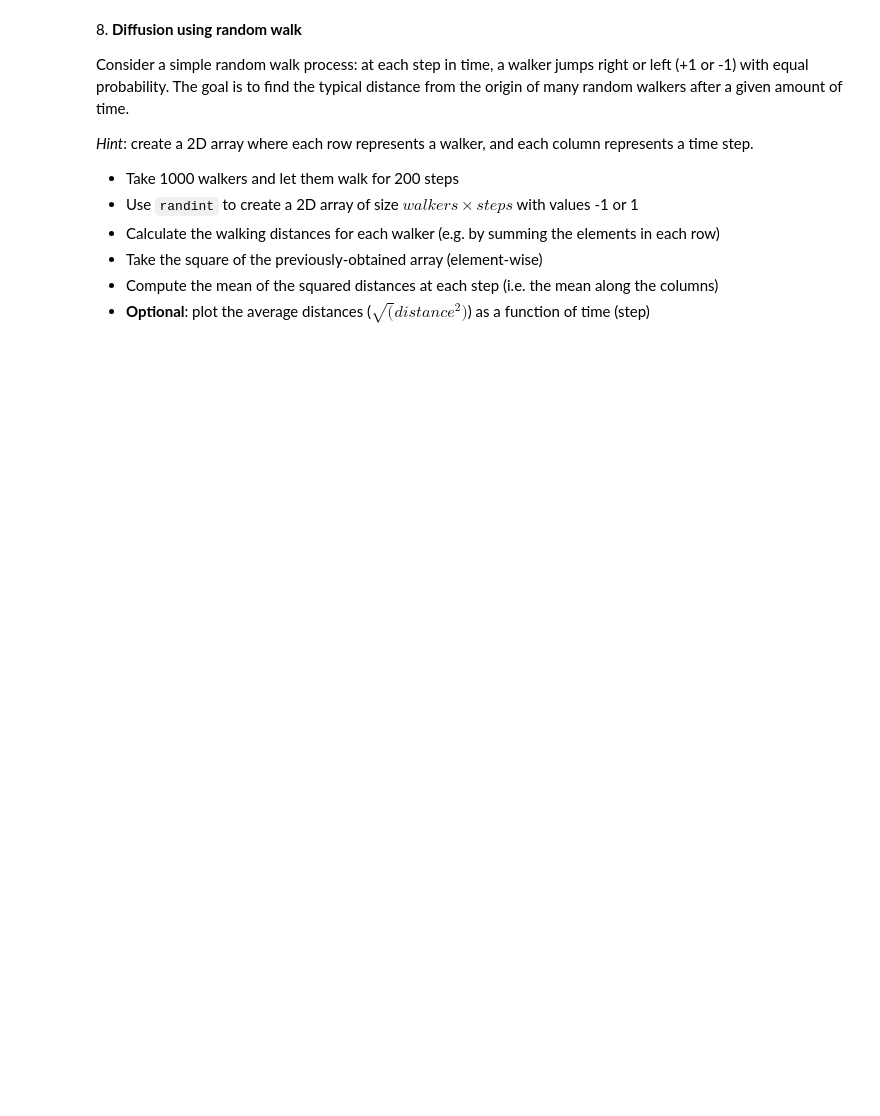
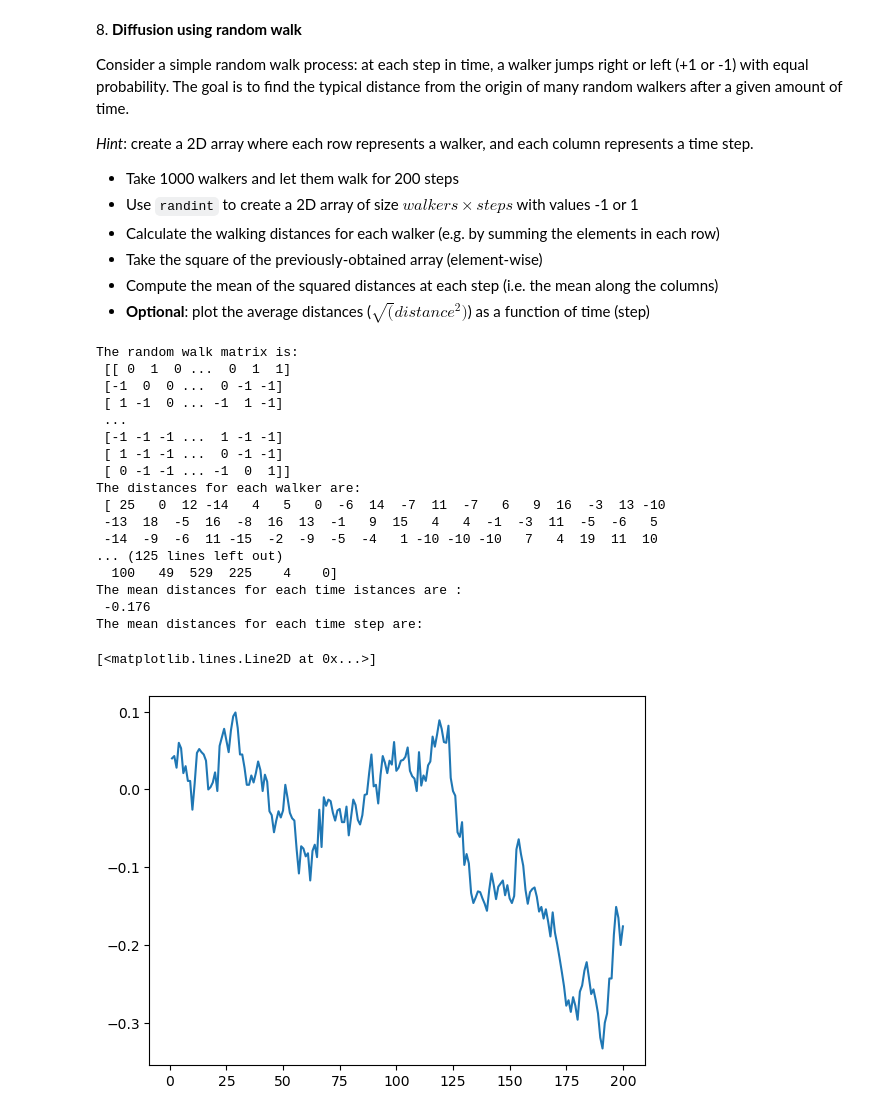
Before and after one commit to zucchett/ScientificComputingWithPython2022, a Jupyter notebook: 04ex_numpy.ipynb, the cells around one changed output. Saved outputs shown, nothing was run; the diff lists cells and outputs as text; code cells hidden in the pictures; blank space fills up the shorter version.

```diff
--- a/04ex_numpy.ipynb
+++ b/04ex_numpy.ipynb
@@ -291,3 +291,43 @@ Consider a simple random walk process: at each step in time, a walker jumps righ
   * Take the square of the previously-obtained array (element-wise)
   * Compute the mean of the squared distances at each step (i.e. the mean along the columns)
   * **Optional**: plot the average distances ($\sqrt(distance^2)$) as a function of time (step)
+# %%
+import numpy as np
+import matplotlib.pyplot as plt
+walk=np.random.randint(-1,2,(1000,200)) ##random matrix
+print("The random walk matrix is:\n",walk)
+distances=walk.sum(axis=1)
+print("The distances for each walker are:\n", distances)
+sq_distances=np.square(distances)
+print("The square of the distances for each walker are:\n", sq_distances)
+mean_steps=distances.mean(axis=0)
+print("The mean distances for each time istances are :\n", mean_steps)
+##plotting
+time_steps=np.arange(1,201) ##vector of 200 time steps
+mean_dist=walk.copy()
+
+for i in range(1,200):
+    mean_dist[:,i]=mean_dist [:,i]+mean_dist[:,i-1] ## distance for each walker
+mean_dist=mean_dist.mean(axis=0)
+print("The mean distances for each time step are:\n")
+plt.plot(time_steps, mean_dist)
+# %% [output]
+The random walk matrix is:
+ [[ 0  1  0 ...  0  1  1]
+ [-1  0  0 ...  0 -1 -1]
+ [ 1 -1  0 ... -1  1 -1]
+ ...
+ [-1 -1 -1 ...  1 -1 -1]
+ [ 1 -1 -1 ...  0 -1 -1]
+ [ 0 -1 -1 ... -1  0  1]]
+The distances for each walker are:
+ [ 25   0  12 -14   4   5   0  -6  14  -7  11  -7   6   9  16  -3  13 -10
+ -13  18  -5  16  -8  16  13  -1   9  15   4   4  -1  -3  11  -5  -6   5
+ -14  -9  -6  11 -15  -2  -9  -5  -4   1 -10 -10 -10   7   4  19  11  10
+... (125 lines left out)
+  100   49  529  225    4    0]
+The mean distances for each time istances are :
+ -0.176
+The mean distances for each time step are:
+[<matplotlib.lines.Line2D at 0x...>]
+[figure, added]
```
Also changed, not shown: parts of 7 cells of this notebook.
